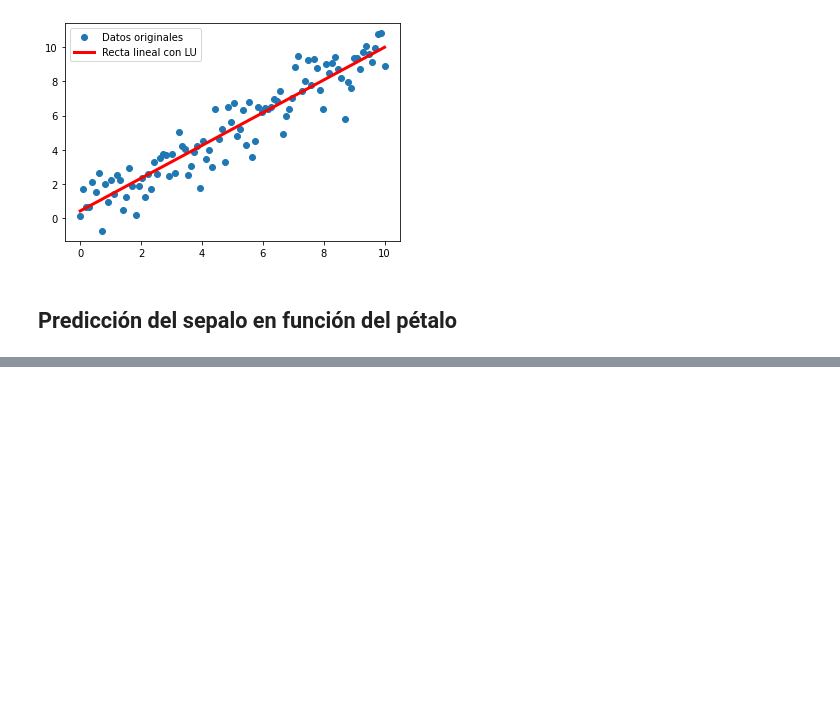
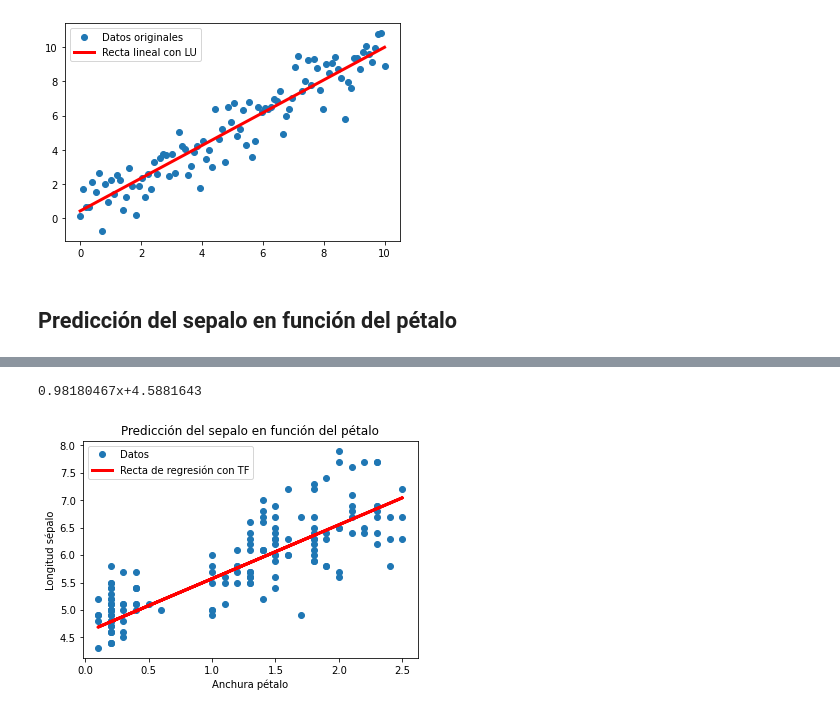
Before and after one commit to langheran/MLScripts, a Jupyter notebook: Python/learning/Deep Learning con Tensorflow - Juan Gomila.ipynb, the cells around one changed output, grey strips where cells are left out. Saved outputs shown, nothing was run; the diff lists cells and outputs as text; code cells hidden in the pictures; blank space fills up the shorter version.

```diff
--- a/Python/learning/Deep Learning con Tensorflow - Juan Gomila.ipynb
+++ b/Python/learning/Deep Learning con Tensorflow - Juan Gomila.ipynb
@@ -1004,0 +1020,19 @@ x_vals = np.array()
+# %%
+y_pred = tf.add(tf.matmul(x_data,A), b)
+# %%
+loss = tf.reduce_mean(tf.square(y_target-y_pred))
+my_op = tf.train.GradientDescentOptimizer(learning_rate=learning_rate)
+train_step = my_op.minimize(loss)
+init = tf.global_variables_initializer()
+session.run(init)
+# %%
+loss_vect = []
+for i in range(100):
+    rand_idx = np.random.choice(len(x_vals), size=batch_size)
+    rand_x = np.transpose([x_vals[rand_idx]])
+    rand_y = np.transpose([y_vals[rand_idx]])
+    session.run(train_step, feed_dict={x_data: rand_x, y_target: rand_y})
+    temp_loss = session.run(loss, feed_dict={x_data: rand_x, y_target: rand_y})
+    loss_vect.append(temp_loss)
+    if(i+1)%10==0:
+        print("Paso #"+str(i+1)+" , A = "+str(session.run(A)) + ", b" + str(session.run(b)) + ", Loss=" + str(temp_loss))
@@ -1004,0 +1050,20 @@ x_vals = np.array()
+# %%
+[[slope]] = session.run(A)
+[[intercept]] = session.run(b)
+print(str(slope)+"x+"+str(intercept))
+# %% [output]
+0.98180467x+4.5881643
+# %%
+best_fit = []
+for i in x_vals:
+    best_fit.append(slope*i+intercept)
+# %%
+plt.plot(x_vals, y_vals, 'o', label = 'Datos')
+plt.plot(x_vals, best_fit, 'r-', label = 'Recta de regresión con TF', linewidth = 3)
+plt.legend(loc="upper left")
+plt.title("Predicción del sepalo en función del pétalo")
+plt.xlabel('Anchura pétalo')
+plt.ylabel('Longitud sépalo')
+plt.show()
+# %% [output]
+[figure, added]
```
Also changed, not shown: parts of 13 cells of this notebook.
